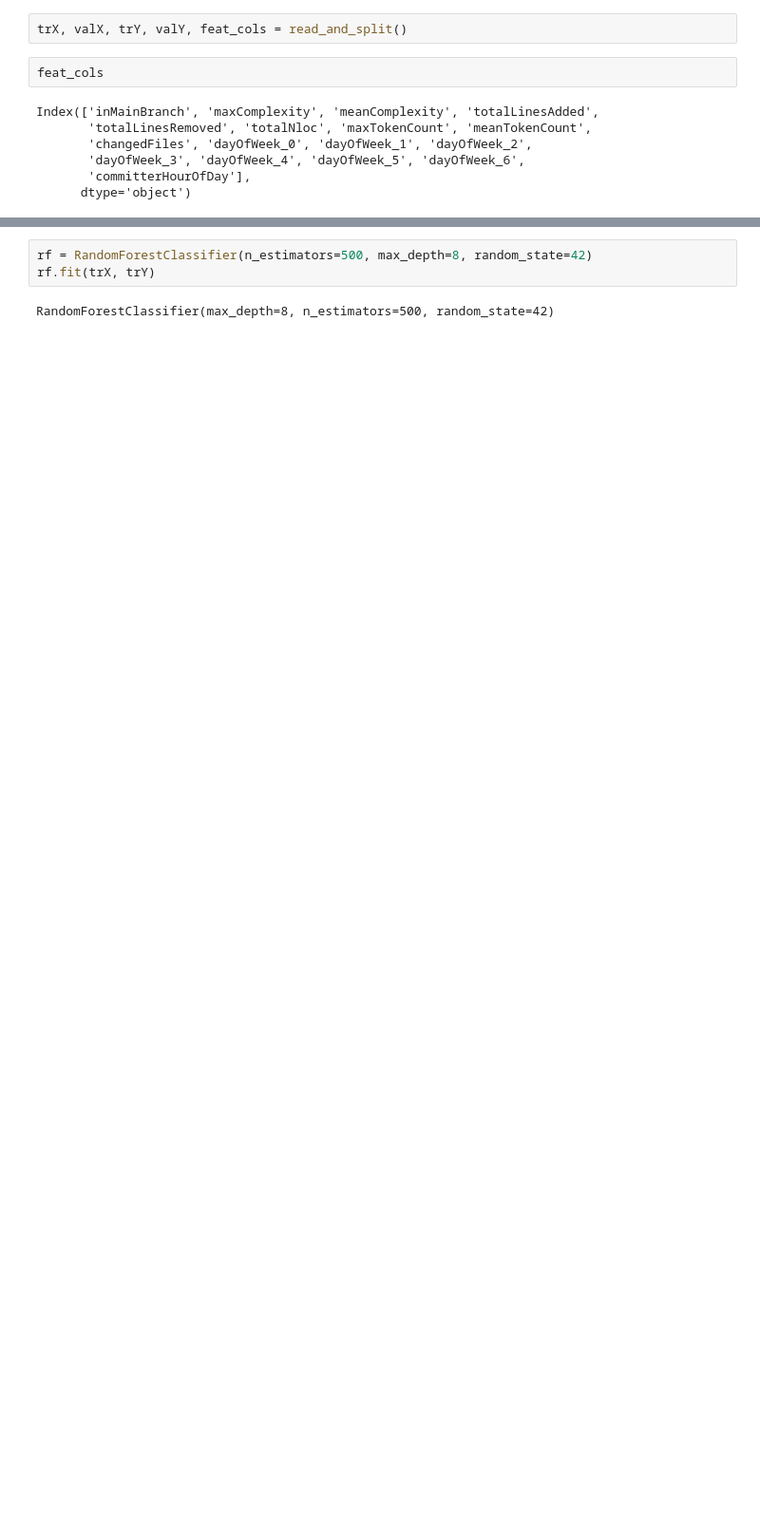
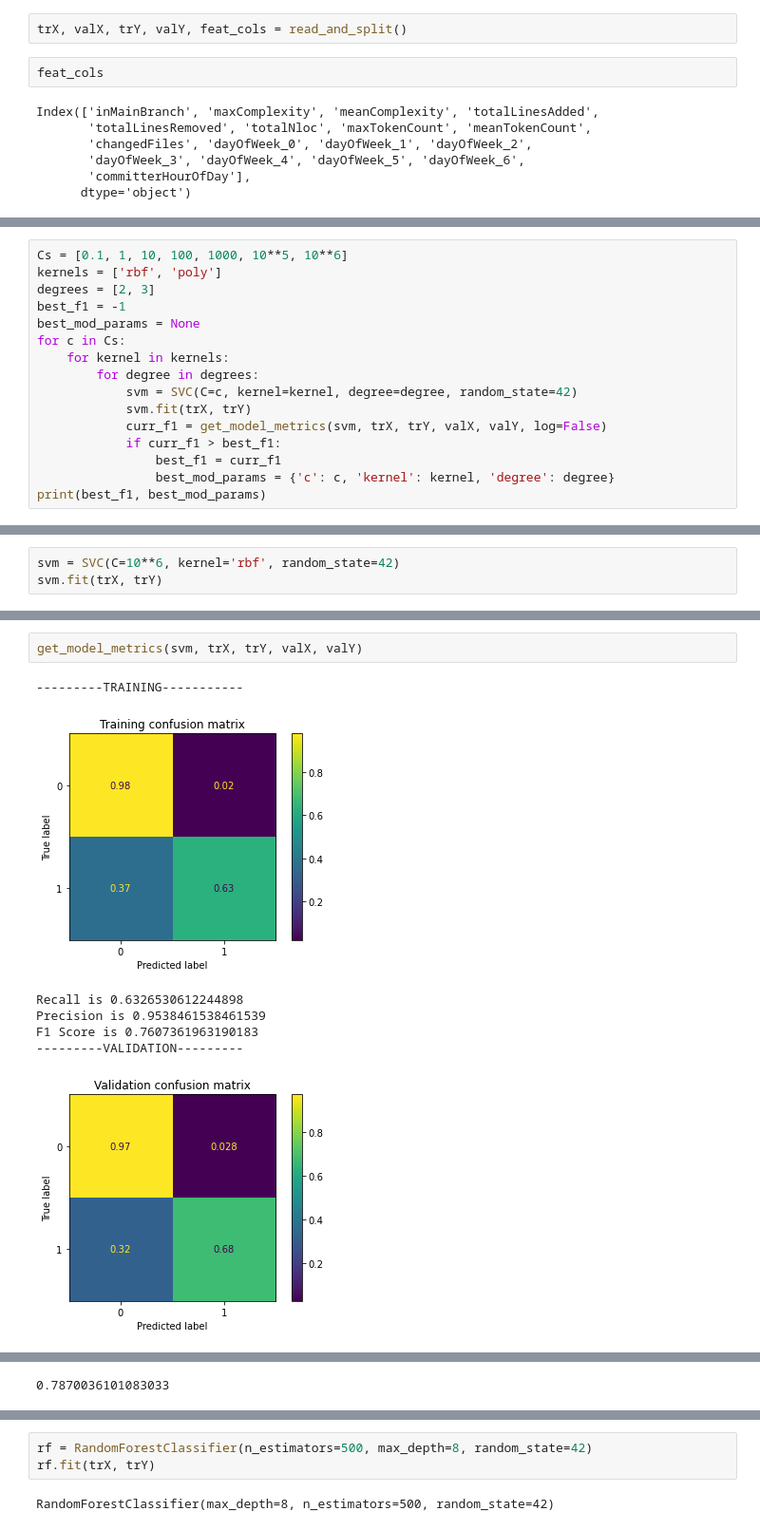
Before and after one commit to AlbertDominguez/AXM, a Jupyter notebook: notebooks/data_modelling.ipynb, the cells around one changed output, grey strips where cells are left out. Shown: that part at 95% size. Saved outputs shown, nothing was run; the diff lists cells and outputs as text; blank space fills up the shorter version.

```diff
--- a/notebooks/data_modelling.ipynb
+++ b/notebooks/data_modelling.ipynb
@@ -29,0 +98,16 @@ Index(['inMainBranch', 'maxComplexity', 'meanComplexity', 'totalLinesAdded',
+# %%
+Cs = [0.1, 1, 10, 100, 1000, 10**5, 10**6]
+kernels = ['rbf', 'poly']
+degrees = [2, 3]
+best_f1 = -1
+best_mod_params = None
+for c in Cs:
+    for kernel in kernels:
+        for degree in degrees:
+            svm = SVC(C=c, kernel=kernel, degree=degree, random_state=42)
+            svm.fit(trX, trY)
+            curr_f1 = get_model_metrics(svm, trX, trY, valX, valY, log=False)
+            if curr_f1 > best_f1:
+                best_f1 = curr_f1
+                best_mod_params = {'c': c, 'kernel': kernel, 'degree': degree}
+print(best_f1, best_mod_params)
@@ -29,0 +116,3 @@ Index(['inMainBranch', 'maxComplexity', 'meanComplexity', 'totalLinesAdded',
+# %%
+svm = SVC(C=10**6, kernel='rbf', random_state=42)
+svm.fit(trX, trY)
@@ -29,0 +121,10 @@ Index(['inMainBranch', 'maxComplexity', 'meanComplexity', 'totalLinesAdded',
+# %%
+get_model_metrics(svm, trX, trY, valX, valY)
+# %% [output]
+---------TRAINING-----------
+[figure, added]
+Recall is 0.6326530612244898
+Precision is 0.9538461538461539
+F1 Score is 0.7607361963190183
+---------VALIDATION---------
+[figure, added]
@@ -29,0 +134 @@ Index(['inMainBranch', 'maxComplexity', 'meanComplexity', 'totalLinesAdded',
+0.7870036101083033
```
Also changed, not shown: parts of 27 cells of this notebook, 7 other files.
